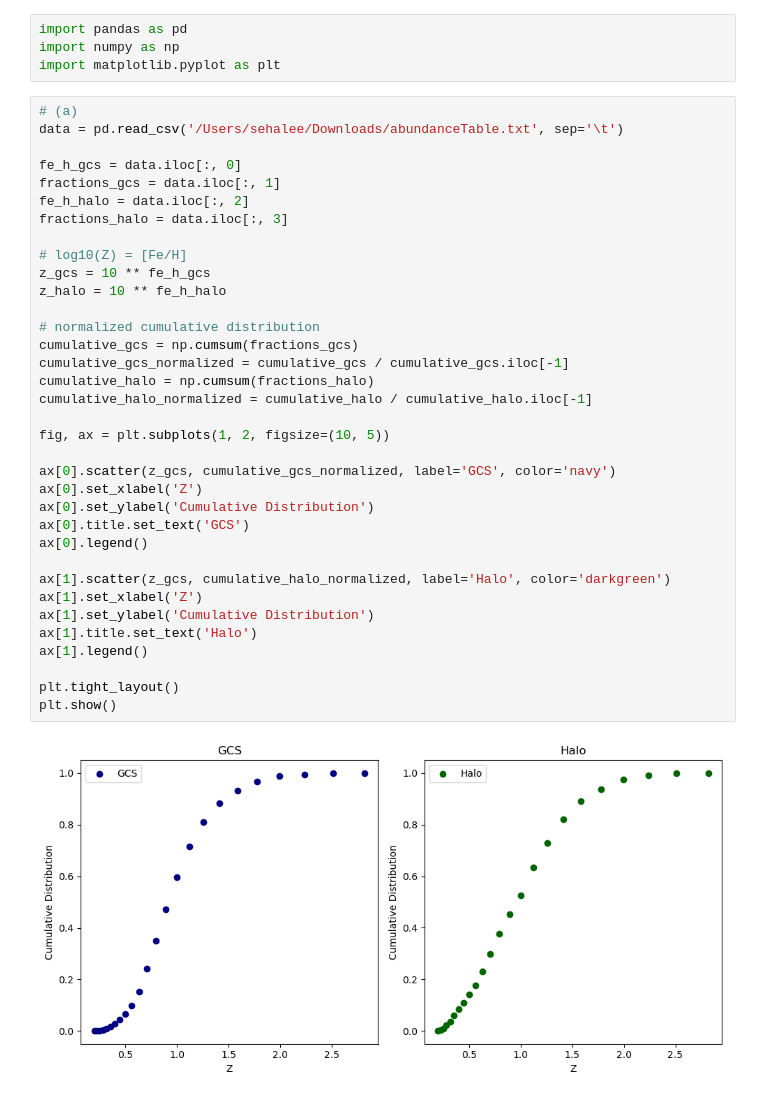
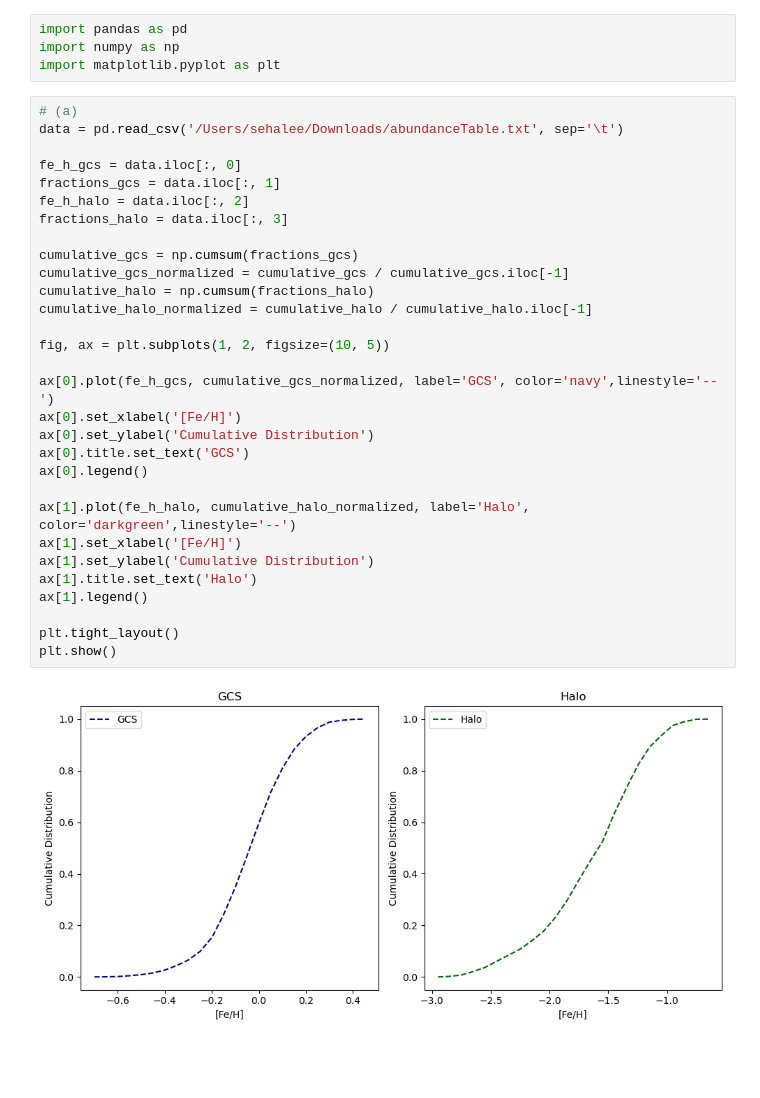
Before and after one commit to AstroSeha/SS2024, a Jupyter notebook: Galaxies and Cosmology/GNC_Exercise6_2.ipynb, the cells around one changed output. Drawn from its saved outputs; the diff is of its cells as text; blank space fills up the shorter version.

```diff
--- a/Galaxies and Cosmology/GNC_Exercise6_2.ipynb
+++ b/Galaxies and Cosmology/GNC_Exercise6_2.ipynb
@@ -5,37 +5,32 @@ import matplotlib.pyplot as plt
 # %%
 # (a)
 data = pd.read_csv('/Users/sehalee/Downloads/abundanceTable.txt', sep='\t')
 
 fe_h_gcs = data.iloc[:, 0]
 fractions_gcs = data.iloc[:, 1]
 fe_h_halo = data.iloc[:, 2]
 fractions_halo = data.iloc[:, 3]
 
-# log10(Z) = [Fe/H]
-z_gcs = 10 ** fe_h_gcs
-z_halo = 10 ** fe_h_halo
-
-# normalized cumulative distribution
 cumulative_gcs = np.cumsum(fractions_gcs)
 cumulative_gcs_normalized = cumulative_gcs / cumulative_gcs.iloc[-1]
 cumulative_halo = np.cumsum(fractions_halo)
 cumulative_halo_normalized = cumulative_halo / cumulative_halo.iloc[-1]
 
 fig, ax = plt.subplots(1, 2, figsize=(10, 5))
 
-ax[0].scatter(z_gcs, cumulative_gcs_normalized, label='GCS', color='navy')
-ax[0].set_xlabel('Z')
+ax[0].plot(fe_h_gcs, cumulative_gcs_normalized, label='GCS', color='navy',linestyle='--')
+ax[0].set_xlabel('[Fe/H]')
 ax[0].set_ylabel('Cumulative Distribution')
 ax[0].title.set_text('GCS')
 ax[0].legend()
 
-ax[1].scatter(z_gcs, cumulative_halo_normalized, label='Halo', color='darkgreen')
-ax[1].set_xlabel('Z')
+ax[1].plot(fe_h_halo, cumulative_halo_normalized, label='Halo', color='darkgreen',linestyle='--')
+ax[1].set_xlabel('[Fe/H]')
 ax[1].set_ylabel('Cumulative Distribution')
 ax[1].title.set_text('Halo')
 ax[1].legend()
 
 plt.tight_layout()
 plt.show()
 # %% [output]
-[figure, old version]
+[figure, new version]
```
Also changed, not shown: parts of 5 cells of this notebook, 1 other file.
